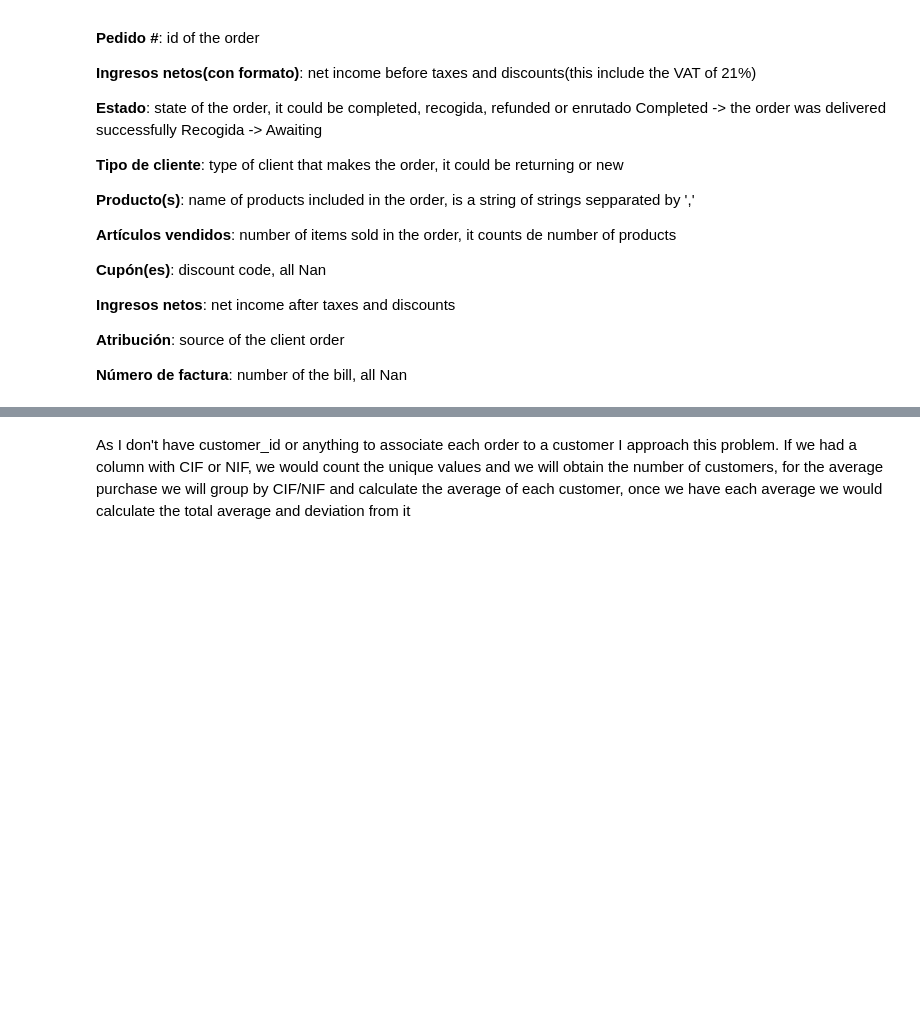
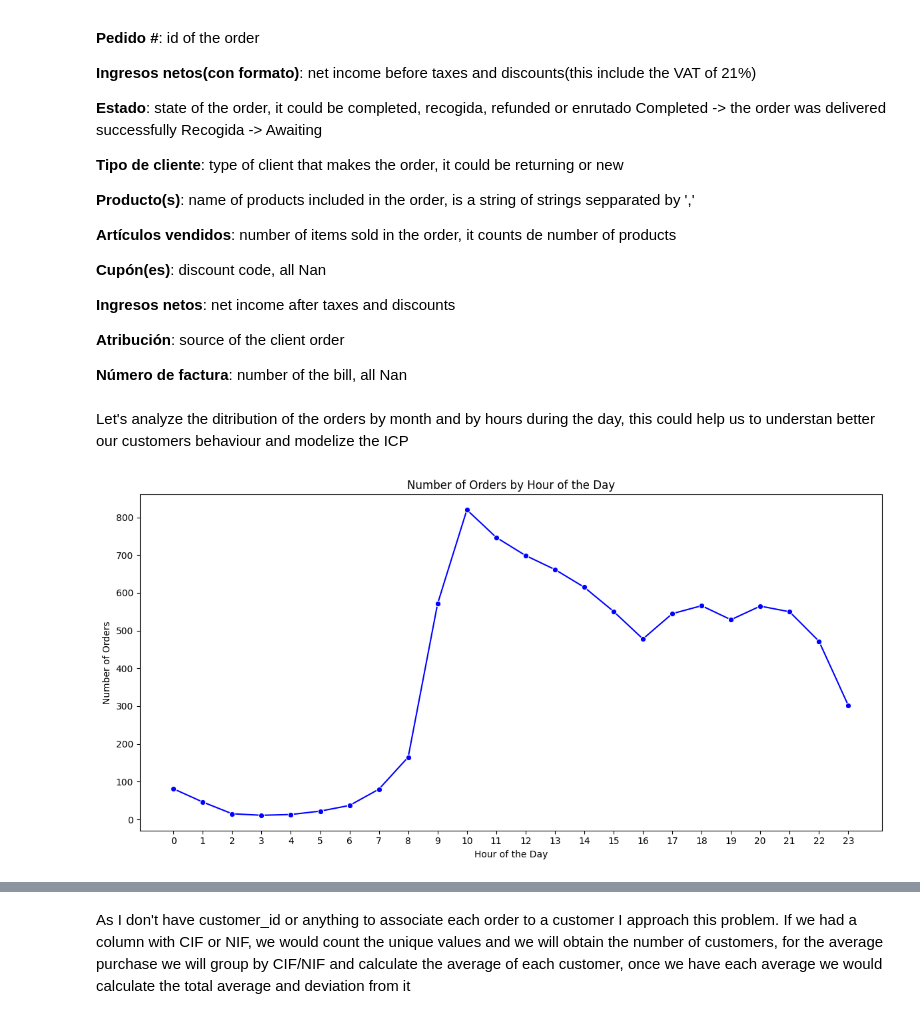
Before and after one commit to enricchust/entrevista_cyberclick, a Jupyter notebook: main.ipynb, the cells around one changed output, grey strips where cells are left out. Saved outputs shown, nothing was run; the diff lists cells and outputs as text; code cells hidden in the pictures; blank space fills up the shorter version.

```diff
--- a/main.ipynb
+++ b/main.ipynb
@@ -155,3 +157,19 @@ Recogida -> Awaiting
 **Atribución**: source of the client order
 
 **Número de factura**: number of the bill, all Nan
+# %% [markdown]
+Let's analyze the ditribution of the orders by month and by hours during the day, this could help us to understan better our customers behaviour and modelize the ICP
+# %%
+df_cleaned['Hour'] = df_cleaned['Fecha'].dt.hour
+orders_per_hour = df_cleaned.groupby('Hour').size()
+
+plt.figure(figsize=(12, 6))
+sns.lineplot(x=orders_per_hour.index, y=orders_per_hour.values, marker='o', color='b')
+plt.xlabel('Hour of the Day')
+plt.ylabel('Number of Orders')
+plt.title('Number of Orders by Hour of the Day')
+plt.xticks(range(24))
+plt.tight_layout()
+plt.show()
+# %% [output]
+[figure, added]
```
Also changed, not shown: parts of 12 cells of this notebook.
